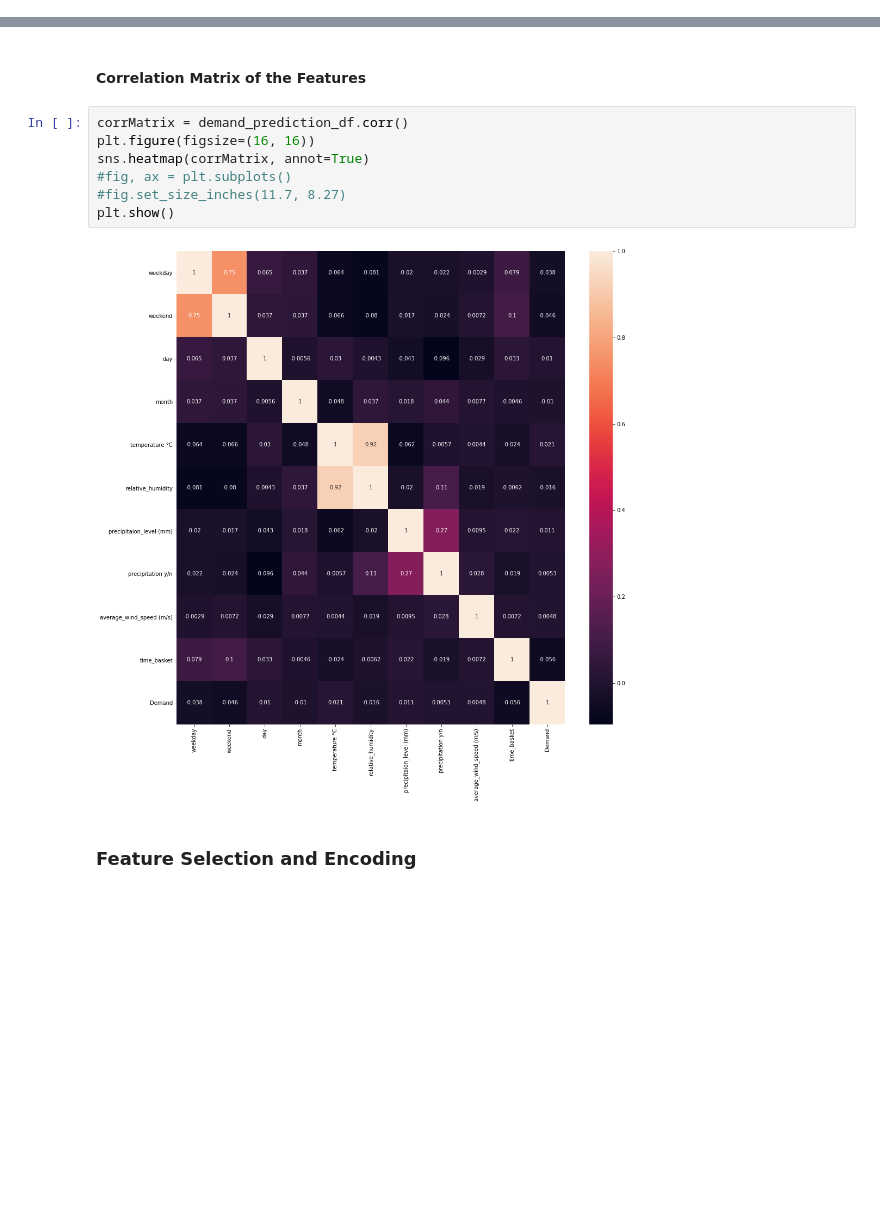
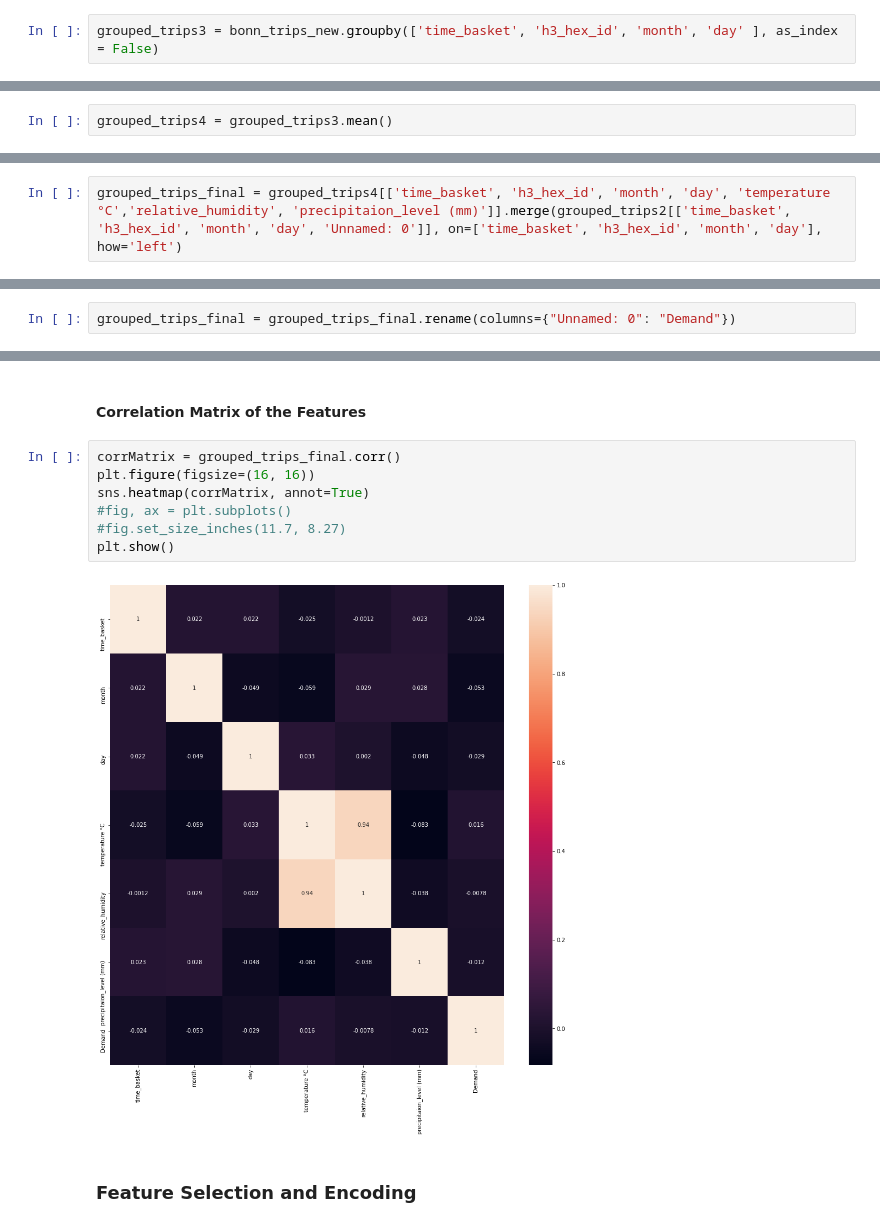
Before and after one commit to ey96/CallABike_Analytics, a Jupyter notebook: AAA_Task4.ipynb, the cells around one changed output, grey strips where cells are left out. Cells and saved outputs as stored; diff of their text form; blank space fills up the shorter version.

```diff
--- a/AAA_Task4.ipynb
+++ b/AAA_Task4.ipynb
@@ -108,2 +108,6 @@ grouped_trips = bonn_trips_new.groupby(['time_basket', 'h3_hex_id'], as_index =
+# %%
+grouped_trips3 = bonn_trips_new.groupby(['time_basket', 'h3_hex_id', 'month', 'day' ], as_index = False)
 # %%
 grouped_trips2 = grouped_trips.count()
+# %%
+grouped_trips4 = grouped_trips3.mean()
@@ -109,0 +141,2 @@ grouped_trips2 = grouped_trips.count()
+# %%
+grouped_trips_final = grouped_trips4[['time_basket', 'h3_hex_id', 'month', 'day', 'temperature °C','relative_humidity', 'precipitaion_level (mm)']].merge(grouped_trips2[['time_basket', 'h3_hex_id', 'month', 'day', 'Unnamed: 0']], on=['time_basket', 'h3_hex_id', 'month', 'day'], how='left')
@@ -110,3 +159,5 @@ grouped_trips2 = grouped_trips.count()
+# %%
+grouped_trips_final = grouped_trips_final.rename(columns={"Unnamed: 0": "Demand"})
 # %%
 #grouped_trips2.describe()
 # %%
@@ -195,14 +244,14 @@ demand_prediction_df['weekend'] = demand_prediction_df['weekend'].apply(lambda x
 # %% [markdown]
 #### Correlation Matrix of the Features
 # %%
-corrMatrix = demand_prediction_df.corr()
+corrMatrix = grouped_trips_final.corr()
 plt.figure(figsize=(16, 16))
 sns.heatmap(corrMatrix, annot=True)
 #fig, ax = plt.subplots()
 #fig.set_size_inches(11.7, 8.27)
 plt.show()
 # %% [output]
-[figure, old version]
+[figure, new version]
 # %% [markdown]
 ### Feature Selection and Encoding
 # %%
```
Also changed, not shown: parts of 7 cells of this notebook.
